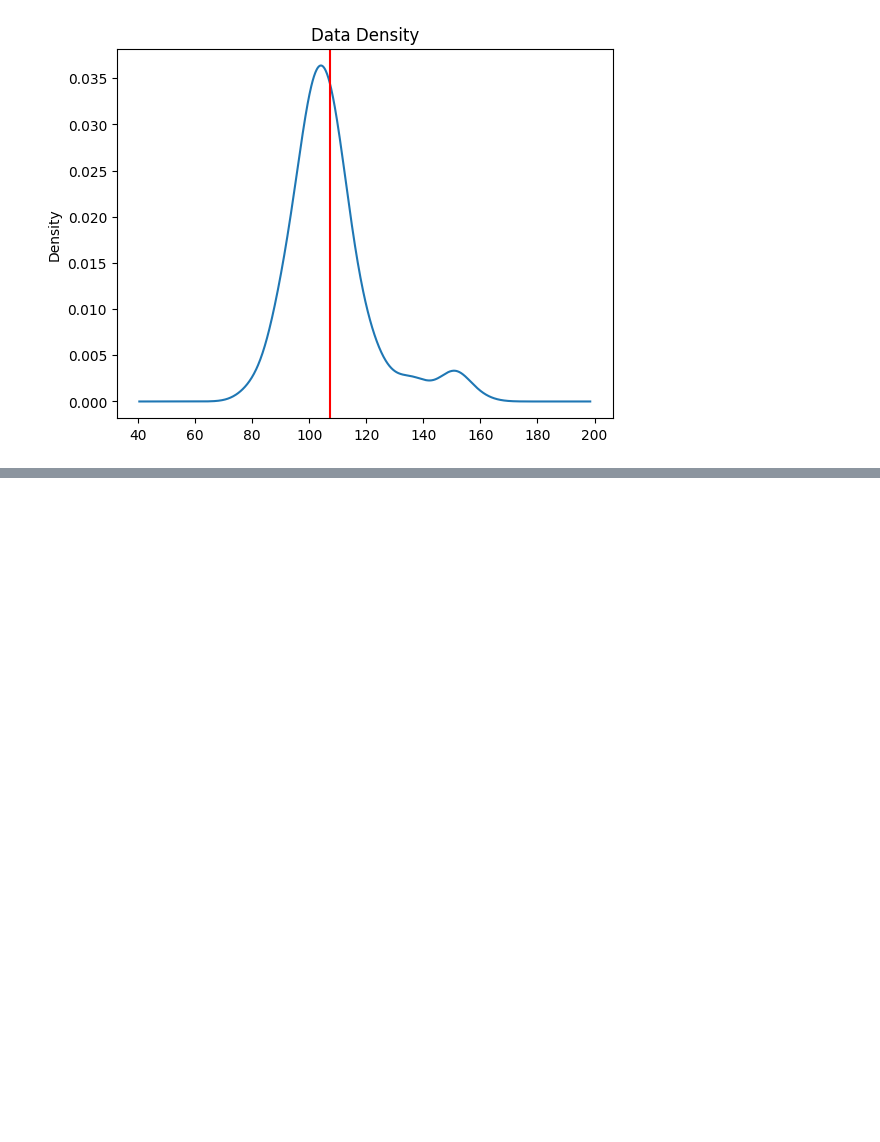
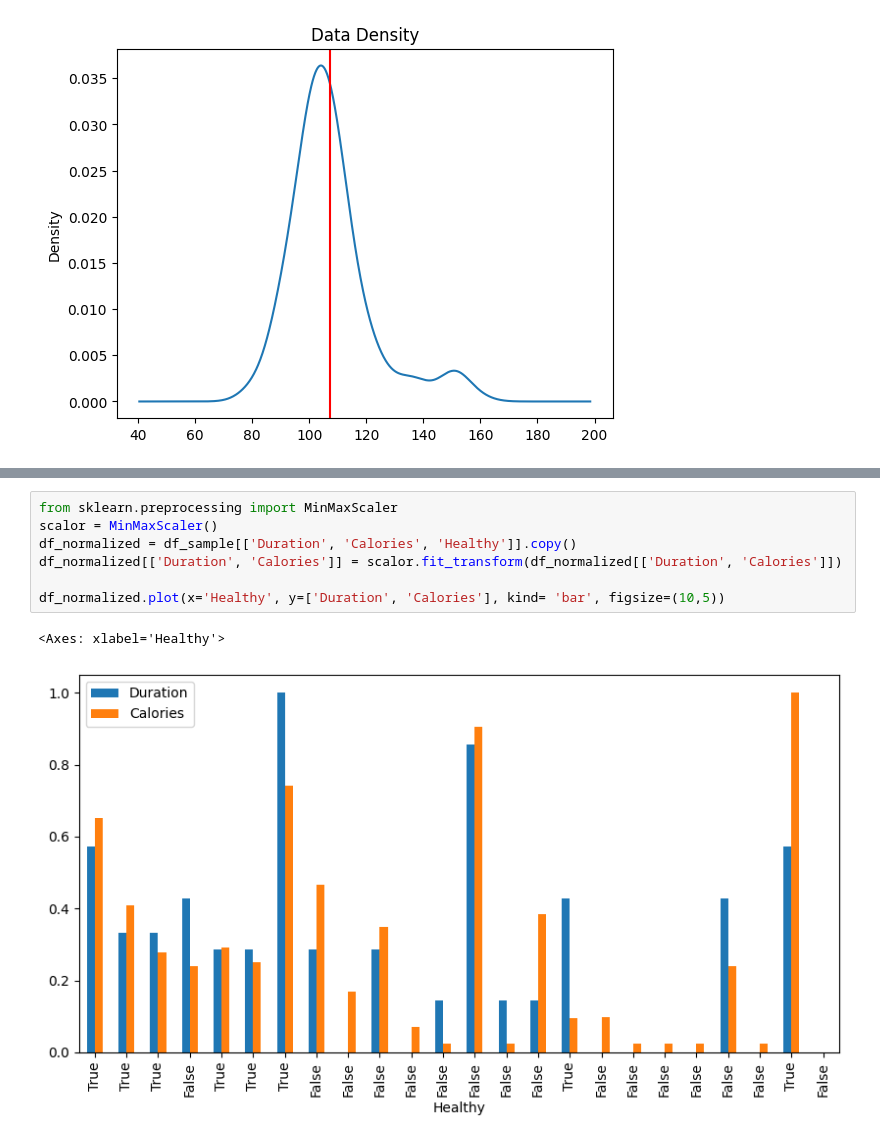
Before and after one commit to hibaadil/explore_data_python, a Jupyter notebook: calaries.ipynb, the cells around one changed output, grey strips where cells are left out. Cells and saved outputs as stored; diff of their text form; blank space fills up the shorter version.

```diff
--- a/calaries.ipynb
+++ b/calaries.ipynb
@@ -95,0 +145,10 @@ veriance
+# %%
+from sklearn.preprocessing import MinMaxScaler
+scalor = MinMaxScaler()
+df_normalized = df_sample[['Duration', 'Calories', 'Healthy']].copy()
+df_normalized[['Duration', 'Calories']] = scalor.fit_transform(df_normalized[['Duration', 'Calories']])
+
+df_normalized.plot(x='Healthy', y=['Duration', 'Calories'], kind= 'bar', figsize=(10,5))
+# %% [output]
+<Axes: xlabel='Healthy'>
+[figure, added]
```
Also changed, not shown: parts of 11 cells of this notebook.
